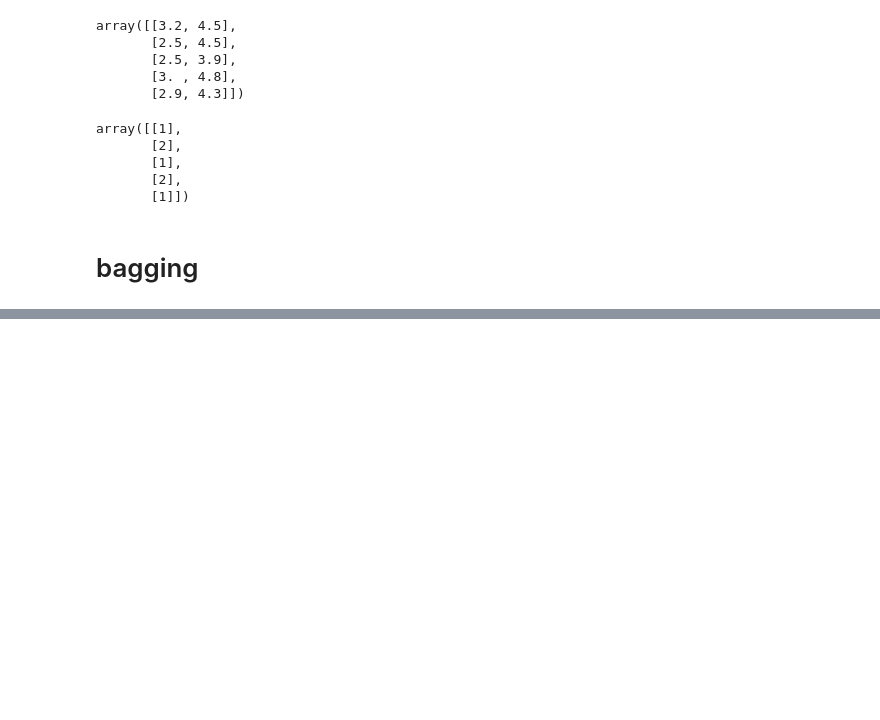
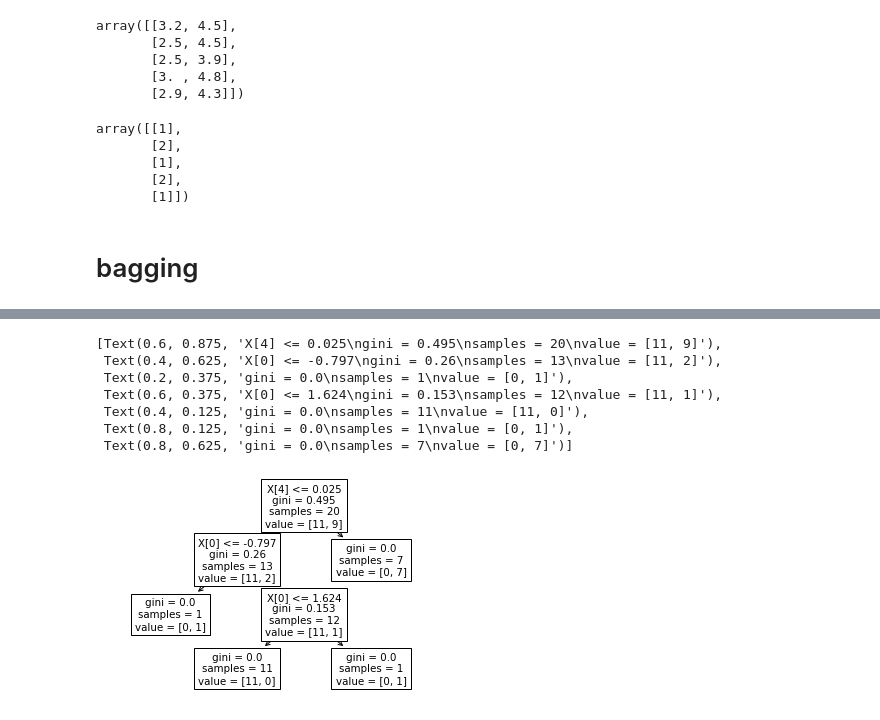
Before and after one commit to Lucifer55555/Backup, a Jupyter notebook: python_practice/Random_forest.ipynb, the cells around one changed output, grey strips where cells are left out. Drawn from its saved outputs; the diff is of its cells as text; code cells hidden in the pictures; blank space fills up the shorter version.

```diff
--- a/python_practice/Random_forest.ipynb
+++ b/python_practice/Random_forest.ipynb
@@ -234,0 +292,2 @@ prediction5 [2]
+# %%
+df3=sample_rows(df,0.2)
@@ -234,0 +349,11 @@ prediction5 [2]
+# %%
+plot_tree(clf3)
+# %% [output]
+[Text(0.6, 0.875, 'X[4] <= 0.025\ngini = 0.495\nsamples = 20\nvalue = [11, 9]'),
+ Text(0.4, 0.625, 'X[0] <= -0.797\ngini = 0.26\nsamples = 13\nvalue = [11, 2]'),
+ Text(0.2, 0.375, 'gini = 0.0\nsamples = 1\nvalue = [0, 1]'),
+ Text(0.6, 0.375, 'X[0] <= 1.624\ngini = 0.153\nsamples = 12\nvalue = [11, 1]'),
+ Text(0.4, 0.125, 'gini = 0.0\nsamples = 11\nvalue = [11, 0]'),
+ Text(0.8, 0.125, 'gini = 0.0\nsamples = 1\nvalue = [0, 1]'),
+ Text(0.8, 0.625, 'gini = 0.0\nsamples = 7\nvalue = [0, 7]')]
+[figure, added]
```
Also changed, not shown: parts of 34 cells of this notebook, 3 other files.
